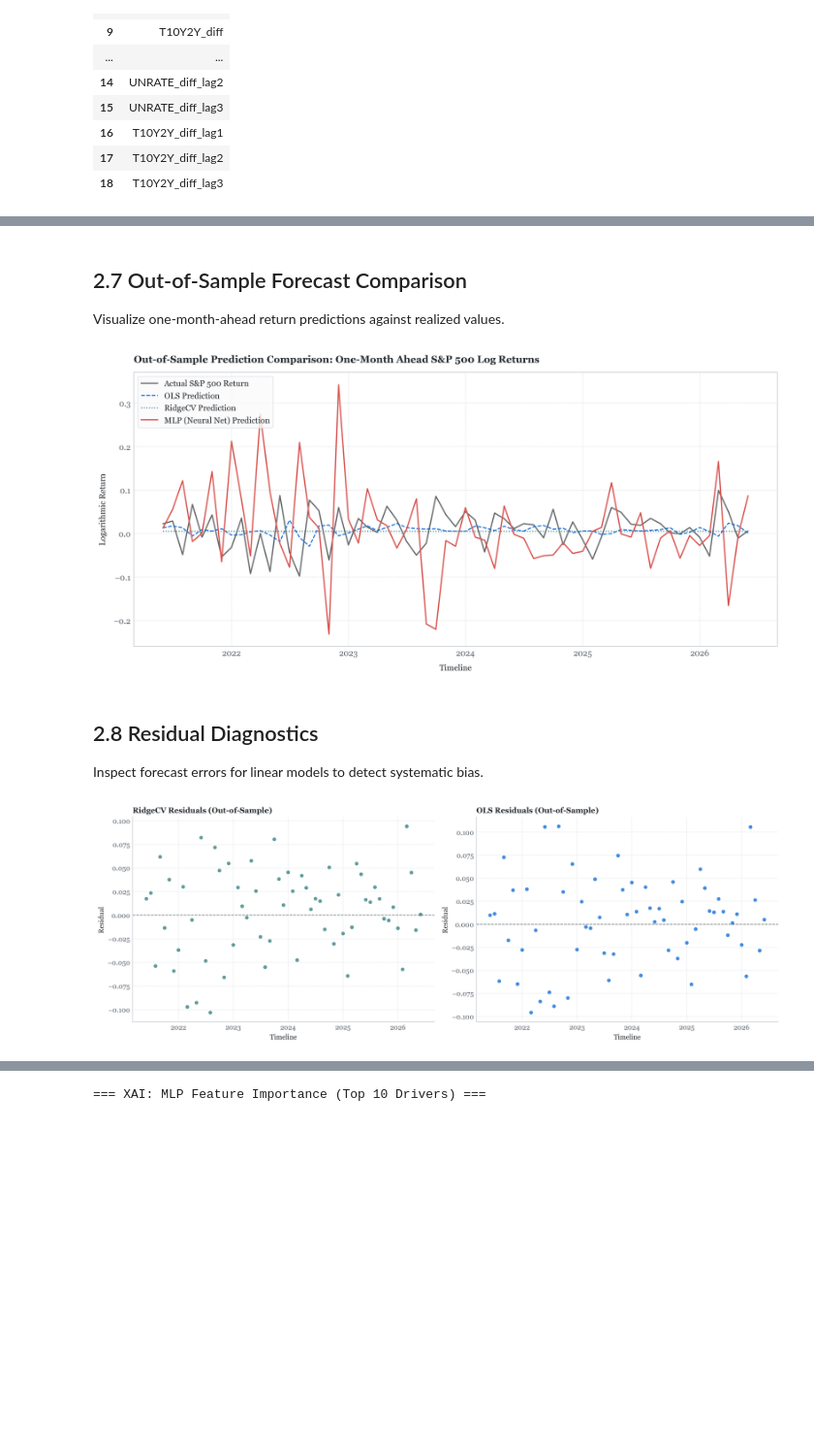
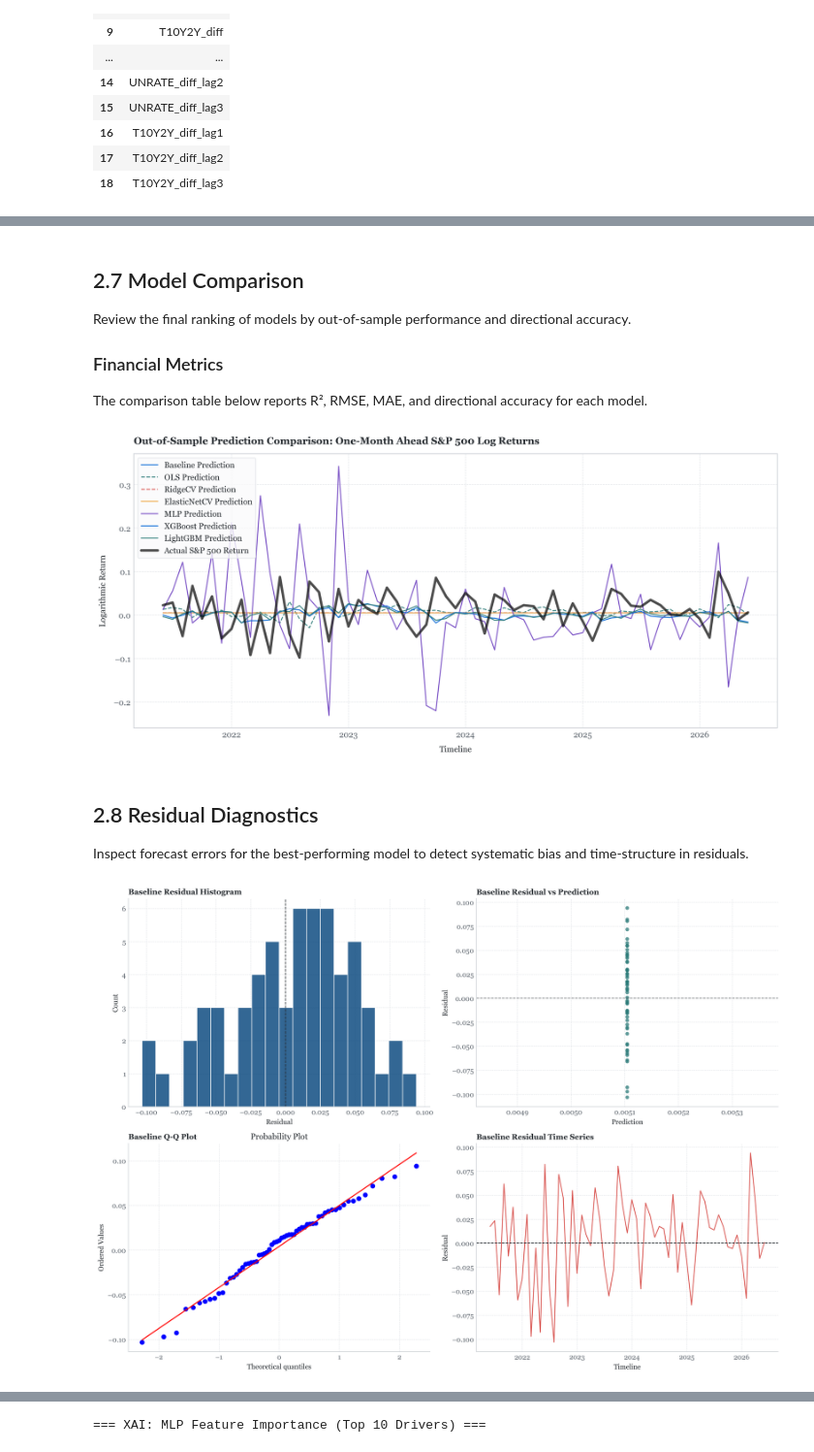
Before and after one commit to muhammedsaylik/macro-finance-prediction, a Jupyter notebook: notebooks/02_feature_validation_and_modeling.ipynb, the cells around one changed output, grey strips where cells are left out. Shown at 97% size. Cells and saved outputs as stored; diff of their text form; code cells hidden in the pictures; blank space fills up the shorter version.

```diff
--- a/notebooks/02_feature_validation_and_modeling.ipynb
+++ b/notebooks/02_feature_validation_and_modeling.ipynb
@@ -245,13 +300,30 @@ Prediction columns: ['Actual', 'Baseline_Pred', 'OLS_Pred', 'RidgeCV_Pred', 'Ela
 # %% [markdown]
-## 2.7 Out-of-Sample Forecast Comparison
-Visualize one-month-ahead return predictions against realized values.
+## 2.7 Model Comparison
+Review the final ranking of models by out-of-sample performance and directional accuracy.
+
+### Financial Metrics
+The comparison table below reports R², RMSE, MAE, and directional accuracy for each model.
 # %%
 plt.figure(figsize=(14, 6), dpi=300)
 
-plt.plot(df_predictions.index, df_predictions['Actual'], label='Actual S&P 500 Return', color='#24292e', linewidth=1.5, alpha=0.7)
-plt.plot(df_predictions.index, df_predictions['OLS_Pred'], label='OLS Prediction', color='#0366d6', linestyle='--', linewidth=1.2)
-plt.plot(df_predictions.index, df_predictions['RidgeCV_Pred'], label='RidgeCV Prediction', color='#2b7a78', linestyle=':', linewidth=1.2)
-plt.plot(df_predictions.index, df_predictions['MLP_Pred'], label='MLP (Neural Net) Prediction', color='#d9534f', linewidth=1.5)
+prediction_models = [col for col in df_predictions.columns if col.endswith('_Pred')]
+plot_colors = ['#0366d6', '#2b7a78', '#d9534f', '#f0ad4e', '#6f42c1']
+
+for idx, model_col in enumerate(prediction_models):
+    model_name = model_col.replace('_Pred', '')
+    if model_name == 'Actual':
+        continue
+    plt.plot(
+        df_predictions.index,
+        df_predictions[model_col],
+        label=f'{model_name} Prediction',
+        color=plot_colors[idx % len(plot_colors)],
+        linestyle='--' if model_name in {'OLS', 'RidgeCV'} else '-',
+        linewidth=1.2,
+        alpha=0.9,
+    )
+
+plt.plot(df_predictions.index, df_predictions['Actual'], label='Actual S&P 500 Return', color="#000000", linewidth=3, alpha=0.7)
 
 plt.title('Out-of-Sample Prediction Comparison: One-Month Ahead S&P 500 Log Returns', loc='left', fontsize=12, fontweight='bold', color='#24292e', pad=12)
 plt.xlabel('Timeline', fontsize=10, labelpad=8)
@@ -263,30 +335,52 @@ os.makedirs(FIGURES_DIR, exist_ok=True)
 plt.savefig(os.path.join(FIGURES_DIR, 'model_predictions_comparison.png'), bbox_inches='tight', dpi=300, facecolor='#ffffff')
 plt.show()
 # %% [output]
-[figure, old version]
+[figure, new version]
 # %% [markdown]
 ## 2.8 Residual Diagnostics
-Inspect forecast errors for linear models to detect systematic bias.
+Inspect forecast errors for the best-performing model to detect systematic bias and time-structure in residuals.
 # %%
-fig, axes = plt.subplots(1, 2, figsize=(14, 5), dpi=300)
+from scipy import stats
+
+best_pred_col = f'{best_model_name}_Pred'
+residuals = df_predictions['Actual'] - df_predictions[best_pred_col]
+
+fig, axes = plt.subplots(2, 2, figsize=(14, 10), dpi=300)
 fig.patch.set_facecolor('#ffffff')
 
-for ax, model_name, color in zip(axes, ['RidgeCV', 'OLS'], ['#2b7a78', '#0366d6']):
-    pred_col = f'{model_name}_Pred'
-    residuals = df_predictions['Actual'] - df_predictions[pred_col]
-    ax.scatter(df_predictions.index, residuals, color=color, alpha=0.75, s=28, edgecolors='none')
-    ax.axhline(0, color='#24292e', linewidth=1.0, linestyle='--', alpha=0.6)
-    ax.set_title(f'{model_name} Residuals (Out-of-Sample)', loc='left', fontsize=11, fontweight='semibold', color='#24292e')
-    ax.set_xlabel('Timeline', fontsize=10)
-    ax.set_ylabel('Residual', fontsize=10)
-    ax.grid(True, color='#e1e4e8', linestyle='--', linewidth=0.6)
+axes[0, 0].hist(residuals, bins=20, color='#0f4c81', edgecolor='#ffffff', alpha=0.85)
+axes[0, 0].axvline(0, color='#24292e', linestyle='--', linewidth=1.0)
+axes[0, 0].set_title(f'{best_model_name} Residual Histogram', loc='left', fontsize=11, fontweight='semibold', color='#24292e')
+axes[0, 0].set_xlabel('Residual')
+axes[0, 0].set_ylabel('Count')
+axes[0, 0].grid(True, color='#e1e4e8', linestyle='--', linewidth=0.6)
+
+axes[0, 1].scatter(df_predictions[best_pred_col], residuals, color='#2b7a78', alpha=0.75, s=28, edgecolors='none')
+axes[0, 1].axhline(0, color='#24292e', linewidth=1.0, linestyle='--', alpha=0.6)
+axes[0, 1].set_title(f'{best_model_name} Residual vs Prediction', loc='left', fontsize=11, fontweight='semibold', color='#24292e')
+axes[0, 1].set_xlabel('Prediction')
+axes[0, 1].set_ylabel('Residual')
+axes[0, 1].grid(True, color='#e1e4e8', linestyle='--', linewidth=0.6)
+
+stats.probplot(residuals, dist='norm', plot=axes[1, 0])
+axes[1, 0].set_title(f'{best_model_name} Q-Q Plot', loc='left', fontsize=11, fontweight='semibold', color='#24292e')
+axes[1, 0].grid(True, color='#e1e4e8', linestyle='--', linewidth=0.6)
+
+axes[1, 1].plot(df_predictions.index, residuals, color='#d9534f', linewidth=1.2)
+axes[1, 1].axhline(0, color='#24292e', linestyle='--', linewidth=1.0)
+axes[1, 1].set_title(f'{best_model_name} Residual Time Series', loc='left', fontsize=11, fontweight='semibold', color='#24292e')
+axes[1, 1].set_xlabel('Timeline')
+axes[1, 1].set_ylabel('Residual')
+axes[1, 1].grid(True, color='#e1e4e8', linestyle='--', linewidth=0.6)
+
+for ax in axes.flatten():
     ax.spines['top'].set_visible(False)
     ax.spines['right'].set_visible(False)
 
 plt.tight_layout()
-plt.savefig(os.path.join(FIGURES_DIR, 'model_forecast_residuals.png'), bbox_inches='tight', dpi=300, facecolor='#ffffff')
+plt.savefig(os.path.join(FIGURES_DIR, 'best_model_residual_diagnostics.png'), bbox_inches='tight', dpi=300, facecolor='#ffffff')
 plt.show()
 # %% [output]
-[figure, old version]
+[figure, new version]
 # %% [markdown]
 ## 2.9 Explainable AI (XAI)
```
Also changed, not shown: parts of 6 cells of this notebook, 7 other files.
